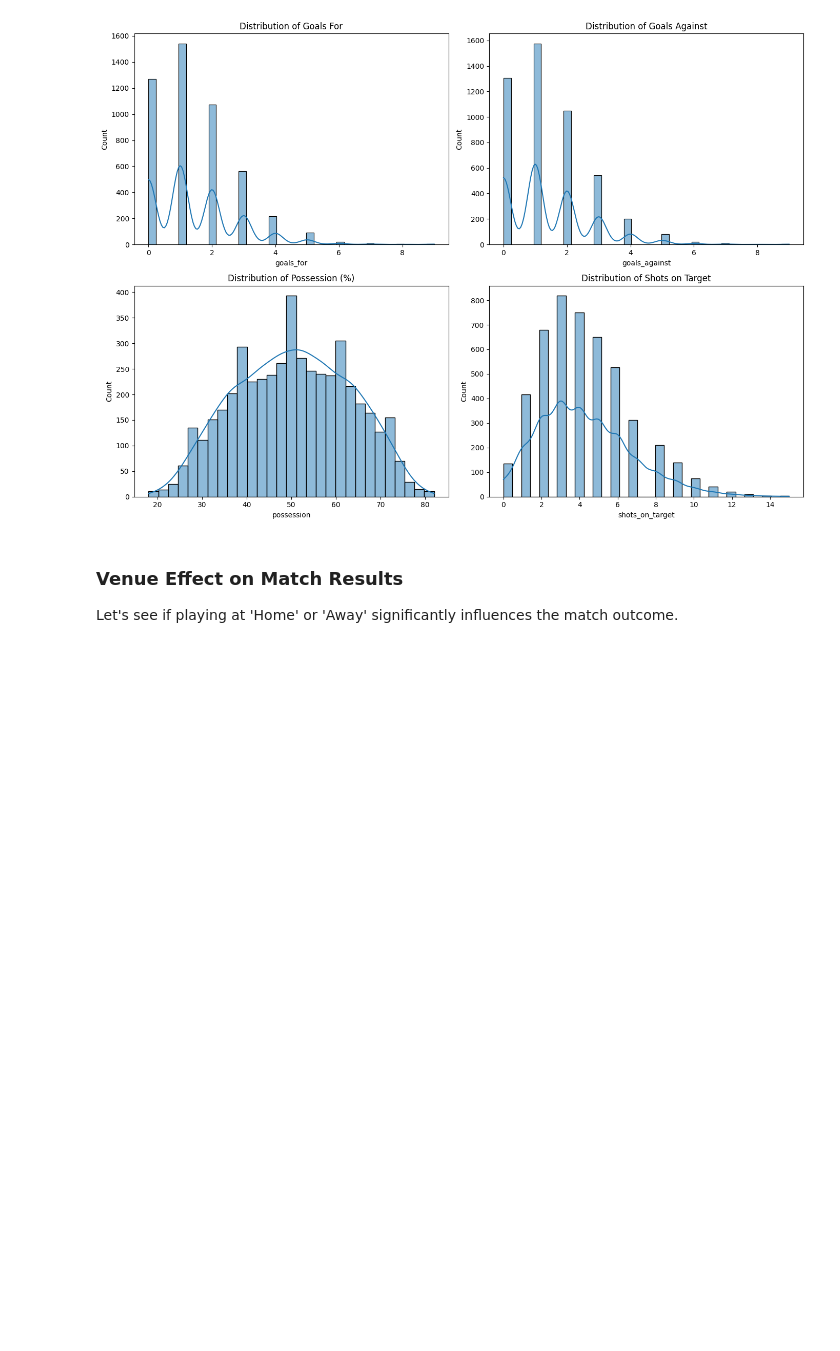
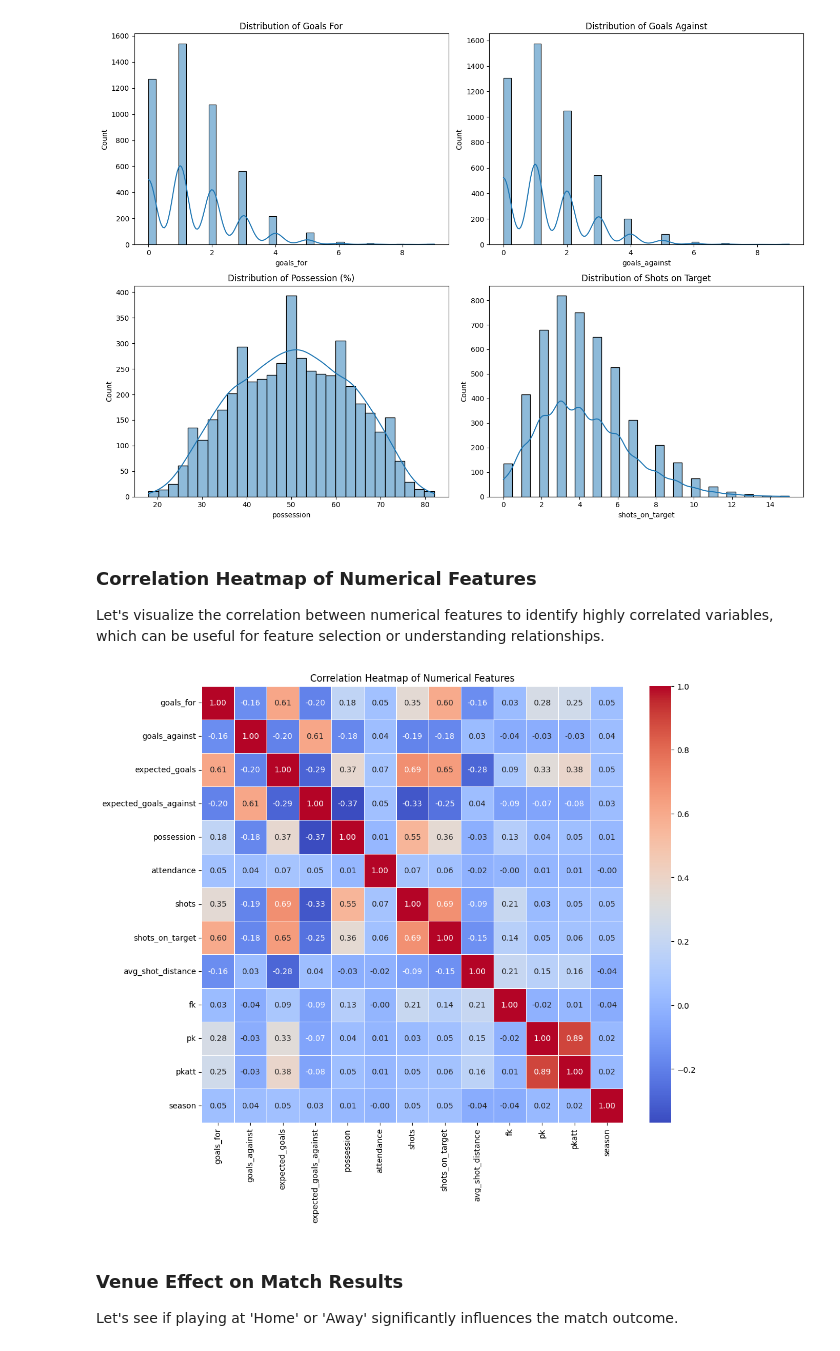
Before and after one commit to sankalp120/premierleague_predictor, a Jupyter notebook: notebook.ipynb, the cells around one changed output. Saved outputs shown, nothing was run; the diff lists cells and outputs as text; code cells hidden in the pictures; blank space fills up the shorter version.

```diff
--- a/notebook.ipynb
+++ b/notebook.ipynb
@@ -205,6 +205,23 @@ plt.tight_layout()
 plt.show()
 # %% [output]
 [figure]
+# %% [markdown]
+### Correlation Heatmap of Numerical Features
+Let's visualize the correlation between numerical features to identify highly correlated variables, which can be useful for feature selection or understanding relationships.
+# %%
+import matplotlib.pyplot as plt
+import seaborn as sns
+
+# Select only numerical columns for correlation calculation
+numerical_cols = df_eda.select_dtypes(include=['number']).columns
+correlation_matrix = df_eda[numerical_cols].corr()
+
+plt.figure(figsize=(12, 10))
+sns.heatmap(correlation_matrix, annot=True, cmap='coolwarm', fmt=".2f", linewidths=.5)
+plt.title('Correlation Heatmap of Numerical Features')
+plt.show()
+# %% [output]
+[figure, added]
 # %% [markdown]
 ### Venue Effect on Match Results
 Let's see if playing at 'Home' or 'Away' significantly influences the match outcome.
```
Also changed, not shown: parts of 7 cells of this notebook.
